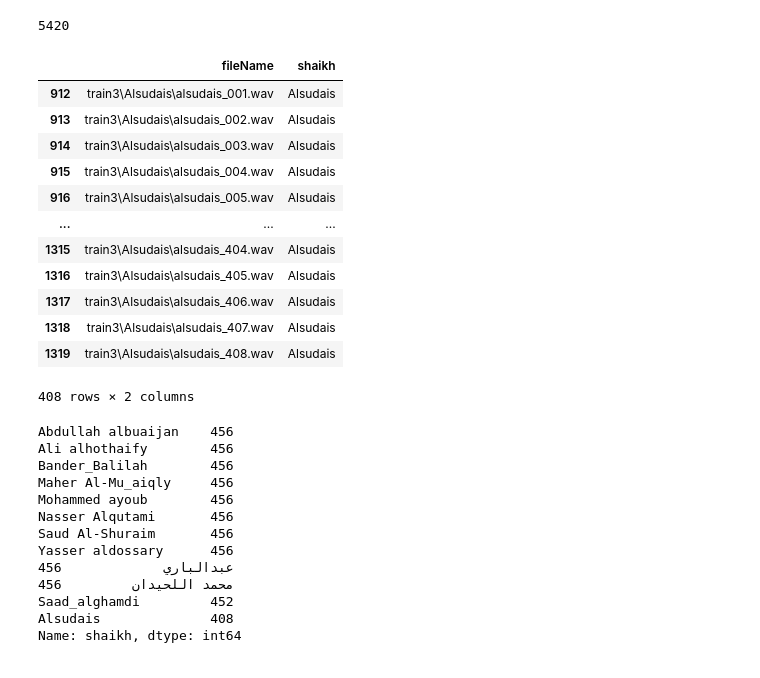
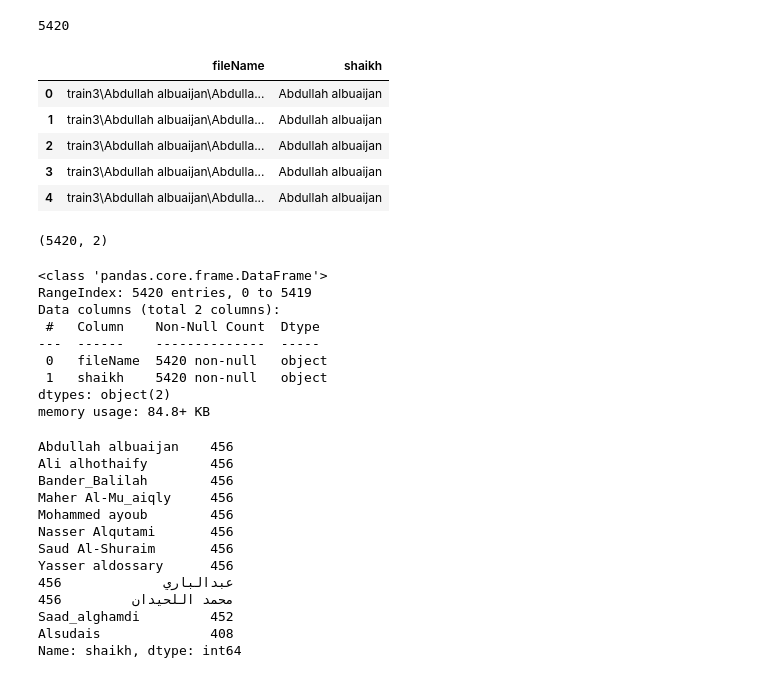
Before and after one commit to Tuwaiq-Data-Science-Bootcamp-V2/Capstone_Project, a Jupyter notebook: Audio_ANN_RNN.ipynb, the cells around one changed output. Drawn from its saved outputs; the diff is of its cells as text; code cells hidden in the pictures.

```diff
--- a/Audio_ANN_RNN.ipynb
+++ b/Audio_ANN_RNN.ipynb
@@ -42,22 +42,31 @@ len(shaikh1)
 df = pd.DataFrame()
 df['fileName'] = files
 df['shaikh'] = shaikh1
-# %%
-df[df['shaikh']=='Alsudais']
-# %% [output]
-|  | fileName | shaikh |
-| 912 | train3\Alsudais\alsudais_001.wav | Alsudais |
-| 913 | train3\Alsudais\alsudais_002.wav | Alsudais |
-| 914 | train3\Alsudais\alsudais_003.wav | Alsudais |
-| 915 | train3\Alsudais\alsudais_004.wav | Alsudais |
-| 916 | train3\Alsudais\alsudais_005.wav | Alsudais |
-| ... | ... | ... |
-| 1315 | train3\Alsudais\alsudais_404.wav | Alsudais |
-| 1316 | train3\Alsudais\alsudais_405.wav | Alsudais |
-| 1317 | train3\Alsudais\alsudais_406.wav | Alsudais |
-| 1318 | train3\Alsudais\alsudais_407.wav | Alsudais |
-| 1319 | train3\Alsudais\alsudais_408.wav | Alsudais |
-408 rows × 2 columns
+# %%
+df.head()
+# %% [output]
+|  | fileName | shaikh |
+| 0 | train3\Abdullah albuaijan\Abdulla... | Abdullah albuaijan |
+| 1 | train3\Abdullah albuaijan\Abdulla... | Abdullah albuaijan |
+| 2 | train3\Abdullah albuaijan\Abdulla... | Abdullah albuaijan |
+| 3 | train3\Abdullah albuaijan\Abdulla... | Abdullah albuaijan |
+| 4 | train3\Abdullah albuaijan\Abdulla... | Abdullah albuaijan |
+# %%
+df.shape
+# %% [output]
+(5420, 2)
+# %%
+df.info()
+# %% [output]
+<class 'pandas.core.frame.DataFrame'>
+RangeIndex: 5420 entries, 0 to 5419
+Data columns (total 2 columns):
+ #   Column    Non-Null Count  Dtype
+---  ------    --------------  -----
+ 0   fileName  5420 non-null   object
+ 1   shaikh    5420 non-null   object
+dtypes: object(2)
+memory usage: 84.8+ KB
 # %%
 df['shaikh'].value_counts()
 # %% [output]
```
Also changed, not shown: parts of 32 cells of this notebook, 1 other file.
